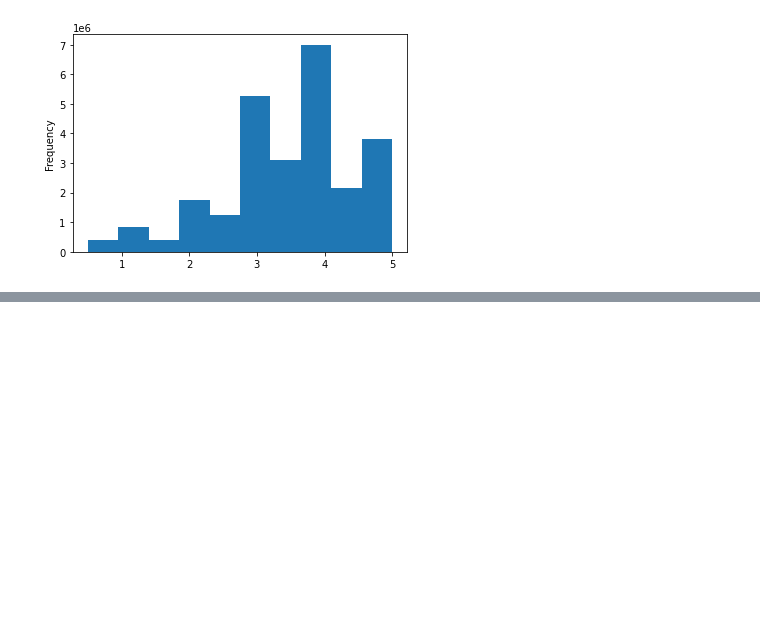
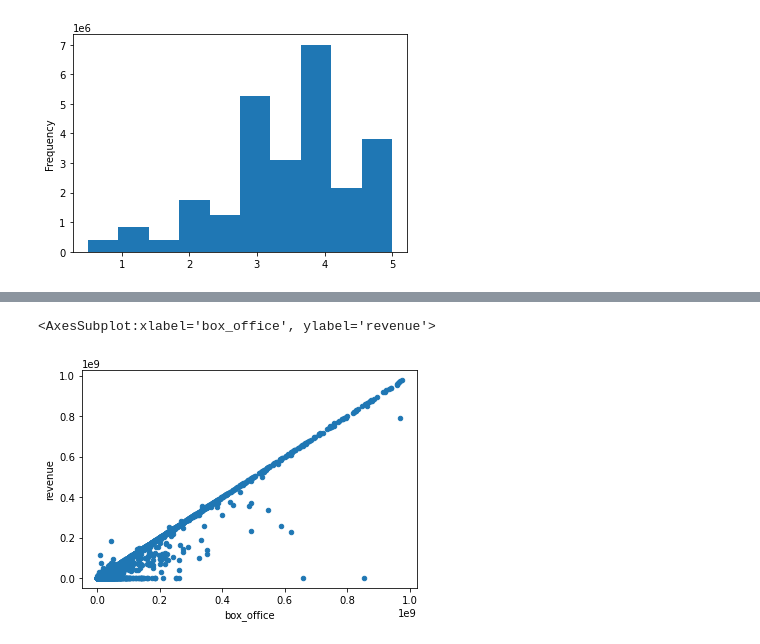
Before and after one commit to jin6621/Movies-ETL, a Jupyter notebook: module.ipynb, the cells around one changed output, grey strips where cells are left out. Cells and saved outputs as stored; diff of their text form; code cells hidden in the pictures; blank space fills up the shorter version.

```diff
--- a/module.ipynb
+++ b/module.ipynb
@@ -1009,0 +1194,11 @@ Name: rating, dtype: float64
+# %%
+# Looking deeper into closiness between box_office and revenue data points. (Conditional box_office smaller 1b)
+movies_df[movies_df['box_office'] < 10**9].plot(x = "box_office", y = "revenue", kind = "scatter")
+
+# revenue has more missing data points than box_office
+# box_office has more outliers
+# Consistency: revenue, potential outlier: box_office
+# Will keep revenue (consistency), and fill gaps with box_office (potential outlier)
+# %% [output]
+<AxesSubplot:xlabel='box_office', ylabel='revenue'>
+[figure, added]
```
Also changed, not shown: parts of 54 cells of this notebook.
